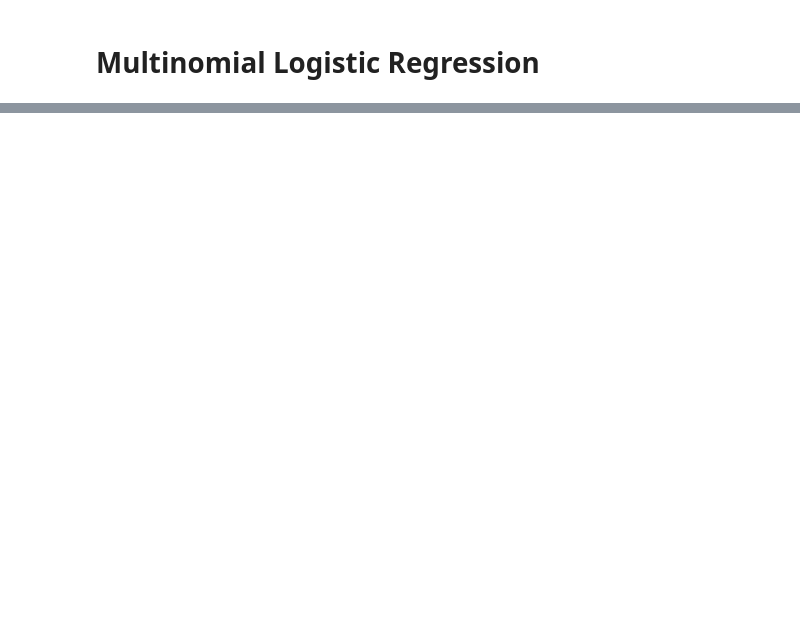
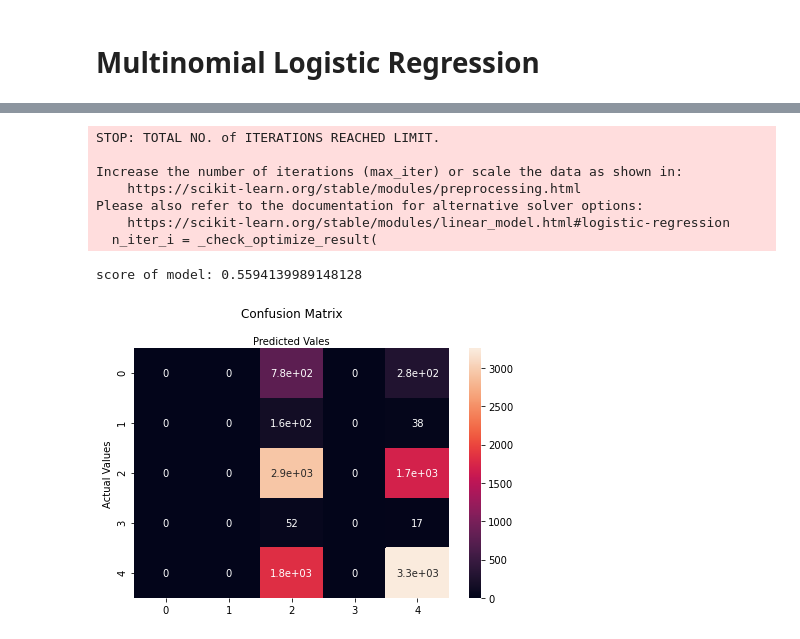
Before and after one commit to clarizamayo/Airbnb_Data_Analysis, a Jupyter notebook: machine-learning-model.ipynb, the cells around one changed output, grey strips where cells are left out. Cells and saved outputs as stored; diff of their text form; code cells hidden in the pictures; blank space fills up the shorter version.

```diff
--- a/machine-learning-model.ipynb
+++ b/machine-learning-model.ipynb
@@ -519,0 +451,36 @@ Precision: 0.47739193344185205
+# %%
+new_features = no_outliers_df[['price', 'bathrooms', 'minimum_nights']]
+
+#we split the dataset into testing and training set
+xval_train, xval_test, yval_train, yval_test = train_test_split(new_features, dependent, test_size=.25, random_state=0)
+model = LogisticRegression(solver = 'lbfgs', multi_class='multinomial', max_iter=100)
+model.fit(xval_train,yval_train)
+print(f'score of model: {model.score(xval_test, yval_test)}')
+
+
+#creating confusion matrix to evaluate performance of the model
+y_predicting = model.predict(xval_test)
+third_matrix = confusion_matrix(yval_test, y_predicting)
+
+
+class_names = [1,2,3,4,5]
+
+fig, ax = plt.subplots()
+tick_marks = np.arange(len(class_names))
+sns.heatmap(pd.DataFrame(third_matrix), annot=True)
+ax.xaxis.set_label_position("top")
+plt.tight_layout()
+plt.title("Confusion Matrix", y=1.1)
+plt.ylabel("Actual Values")
+plt.xlabel("Predicted Vales")
+plt.show()
+# %% [output]
+STOP: TOTAL NO. of ITERATIONS REACHED LIMIT.
+
+Increase the number of iterations (max_iter) or scale the data as shown in:
+    https://scikit-learn.org/stable/modules/preprocessing.html
+Please also refer to the documentation for alternative solver options:
+    https://scikit-learn.org/stable/modules/linear_model.html#logistic-regression
+  n_iter_i = _check_optimize_result(
+score of model: 0.5594139989148128
+[figure, added]
```
Also changed, not shown: parts of 83 cells of this notebook.
